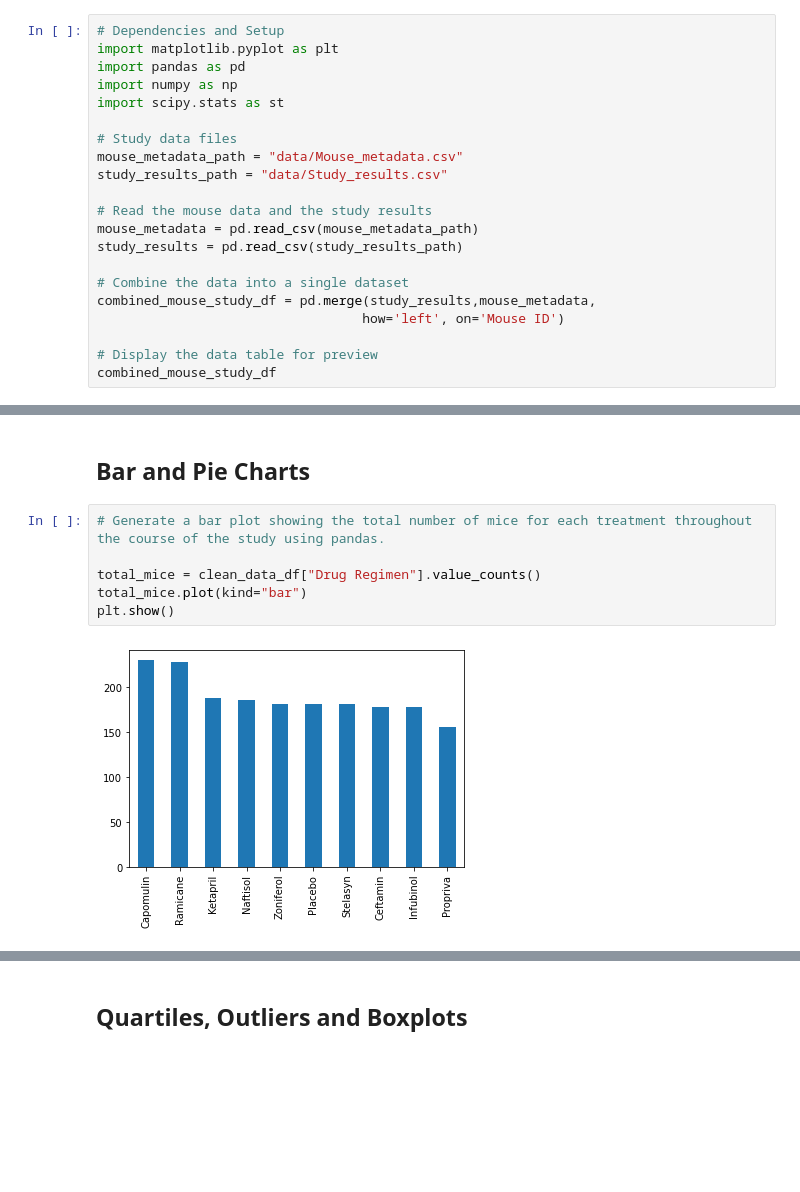
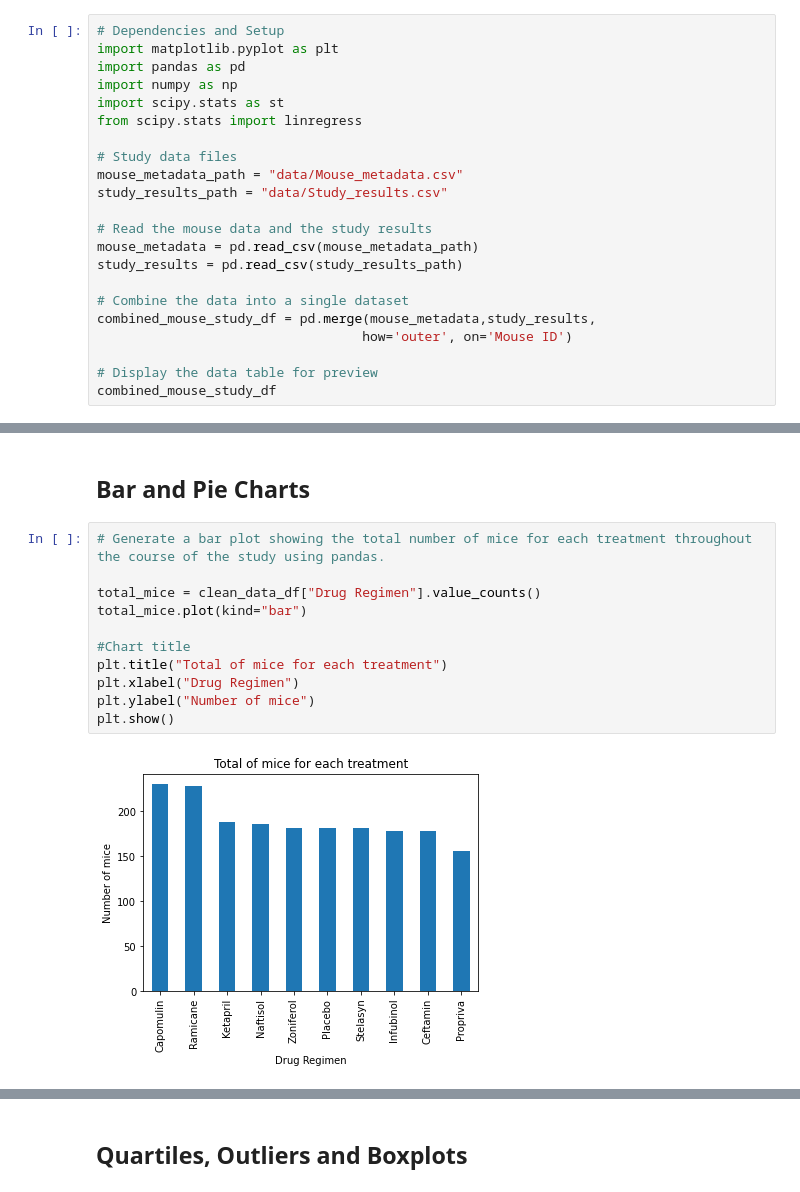
Before and after one commit to chikaozodiegwu/Matplotlib-challenge, a Jupyter notebook: pymaceuticals_starter.ipynb, the cells around one changed output, grey strips where cells are left out. Cells and saved outputs as stored; diff of their text form; blank space fills up the shorter version.

```diff
--- a/pymaceuticals_starter.ipynb
+++ b/pymaceuticals_starter.ipynb
@@ -6,6 +6,7 @@ import matplotlib.pyplot as plt
 import pandas as pd
 import numpy as np
 import scipy.stats as st
+from scipy.stats import linregress
 
 # Study data files
 mouse_metadata_path = "data/Mouse_metadata.csv"
@@ -16,8 +17,8 @@ mouse_metadata = pd.read_csv(mouse_metadata_path)
 study_results = pd.read_csv(study_results_path)
 
 # Combine the data into a single dataset
-combined_mouse_study_df = pd.merge(study_results,mouse_metadata,
-                                  how='left', on='Mouse ID')
+combined_mouse_study_df = pd.merge(mouse_metadata,study_results,
+                                  how='outer', on='Mouse ID')
 
 # Display the data table for preview
 combined_mouse_study_df
@@ -151,10 +152,15 @@ summary_stat_df2
 # %%
 # Generate a bar plot showing the total number of mice for each treatment throughout the course of the study using pandas.
 
 total_mice = clean_data_df["Drug Regimen"].value_counts()
 total_mice.plot(kind="bar")
+
+#Chart title
+plt.title("Total of mice for each treatment")
+plt.xlabel("Drug Regimen")
+plt.ylabel("Number of mice")
 plt.show()
 # %% [output]
-[figure, old version]
+[figure, new version]
 # %%
 # Generate a bar plot showing the total number of mice for each treatment throughout the course of the study using pyplot.
```
Also changed, not shown: parts of 14 cells of this notebook.
